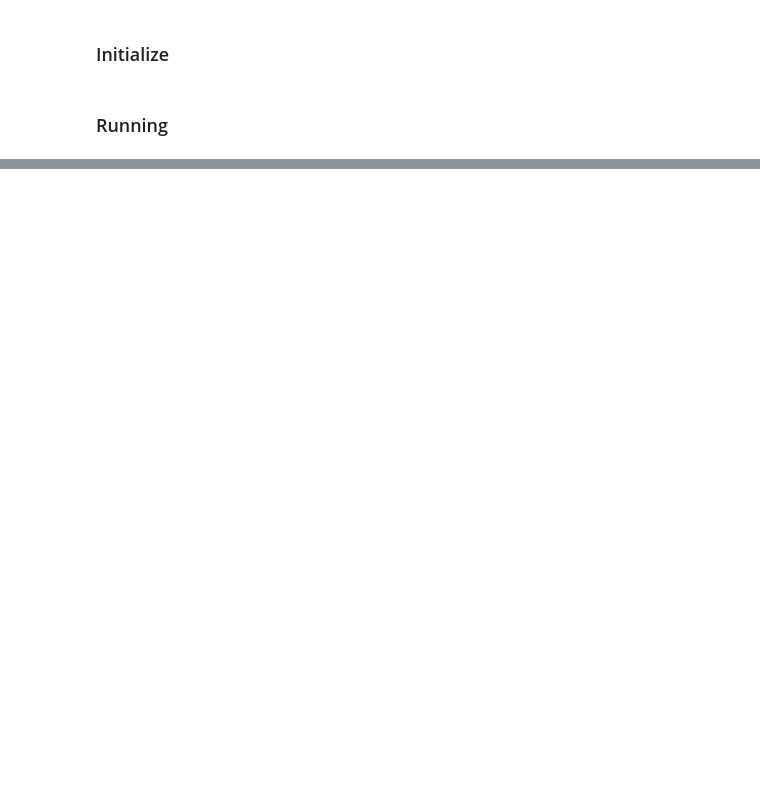
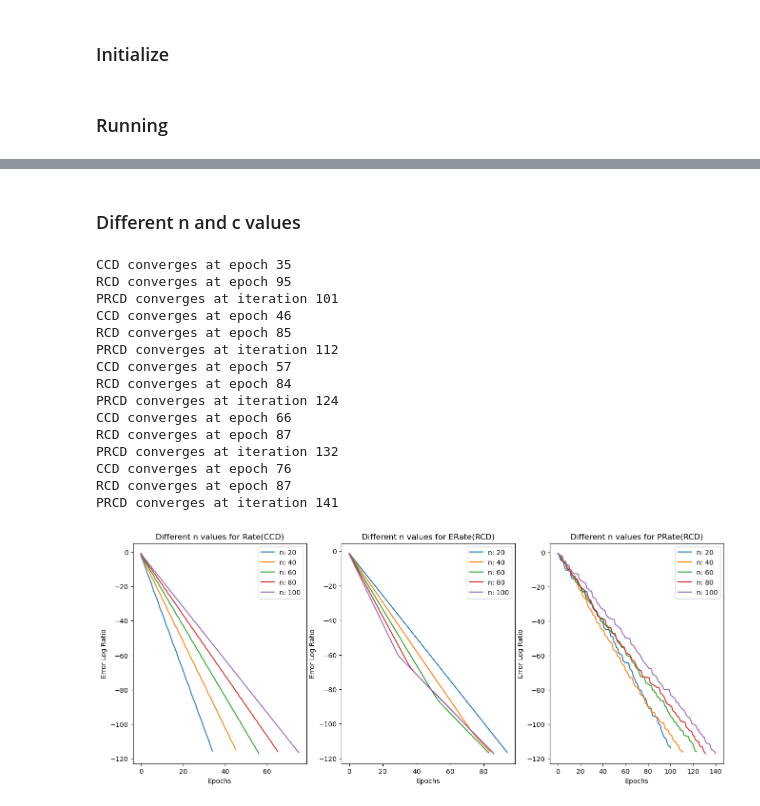
Before and after one commit to pinto2501/coordinate_descent, a Jupyter notebook: cbcd.ipynb, the cells around one changed output, grey strips where cells are left out. Saved outputs shown, nothing was run; the diff lists cells and outputs as text; code cells hidden in the pictures; blank space fills up the shorter version.

```diff
--- a/cbcd.ipynb
+++ b/cbcd.ipynb
@@ -120,0 +121,36 @@ Slope for Rate(CCD): -1.540002419722325, ERate(RCD): -1.2694321689145567, and PR
+# %% [markdown]
+### Different n and c values
+# %%
+fix, axs = plt.subplots(ncols=3, nrows=1, figsize=(16, 6))
+algo_list = ["Rate(CCD)", "ERate(RCD)", "PRate(RCD)"]
+for dim in range(20, 101, 20):
+    ccd_errors = run_ccd(EPOCHS, dim, c)
+    rcd_errors = run_rcd(EPOCHS, dim, c)
+    prcd_errors = run_prcd(EPOCHS, dim, c)
+
+    ccd = axs[0].plot(np.arange(len(ccd_errors)), ccd_errors, label=f"n: {dim}")
+    rcd = axs[1].plot(np.arange(len(rcd_errors)), rcd_errors, label=f"n: {dim}")
+    prcd = axs[2].plot(np.arange(len(prcd_errors)), prcd_errors, label=f"n: {dim}")
+
+    for i, algo in enumerate(algo_list):
+        axs[i].set_xlabel("Epochs")
+        axs[i].set_ylabel("Error Log Ratio")
+        axs[i].set_title(f"Different n values for {algo}")
+        axs[i].legend()
+# %% [output]
+CCD converges at epoch 35
+RCD converges at epoch 95
+PRCD converges at iteration 101
+CCD converges at epoch 46
+RCD converges at epoch 85
+PRCD converges at iteration 112
+CCD converges at epoch 57
+RCD converges at epoch 84
+PRCD converges at iteration 124
+CCD converges at epoch 66
+RCD converges at epoch 87
+PRCD converges at iteration 132
+CCD converges at epoch 76
+RCD converges at epoch 87
+PRCD converges at iteration 141
+[figure, added]
```
Also changed, not shown: parts of 5 cells of this notebook.
